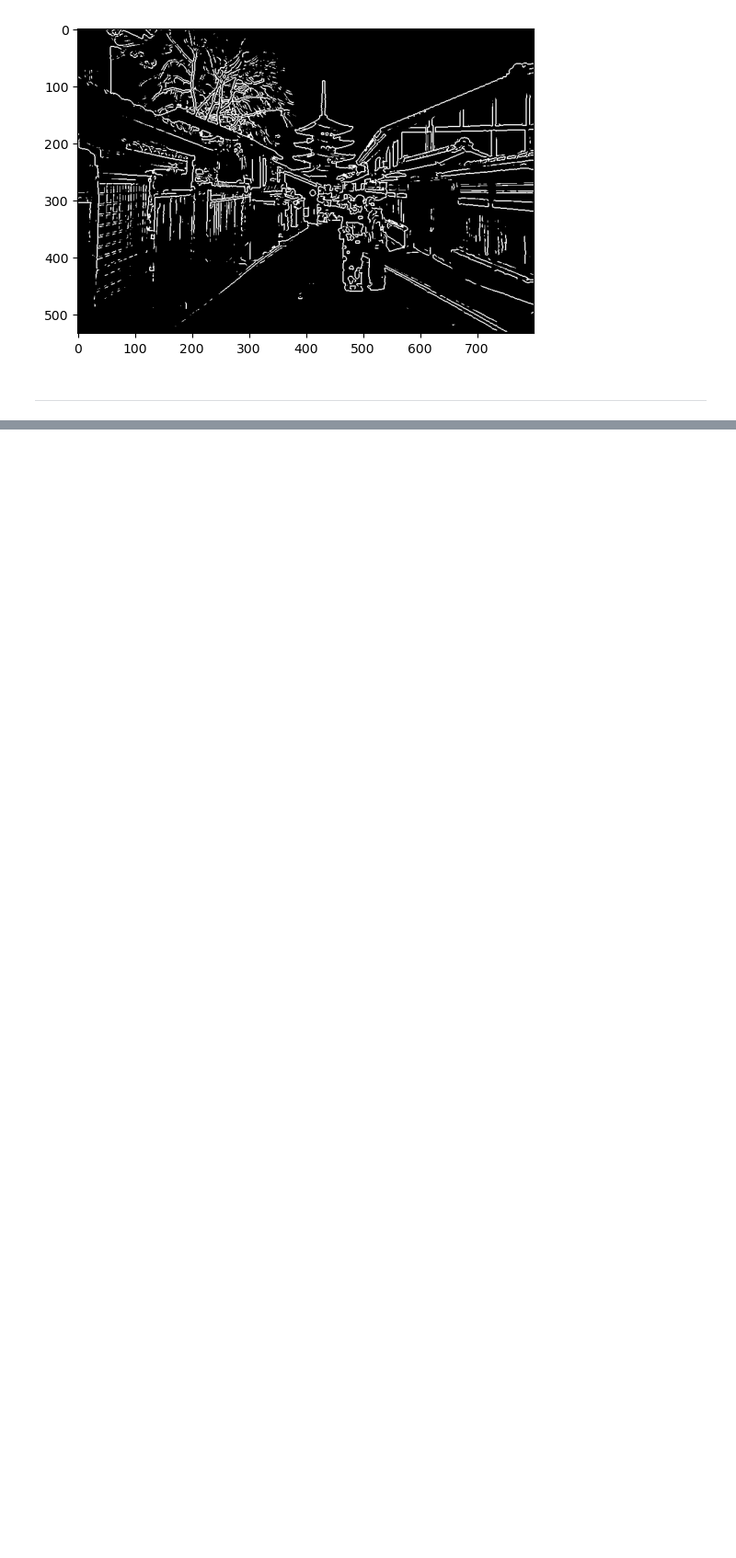
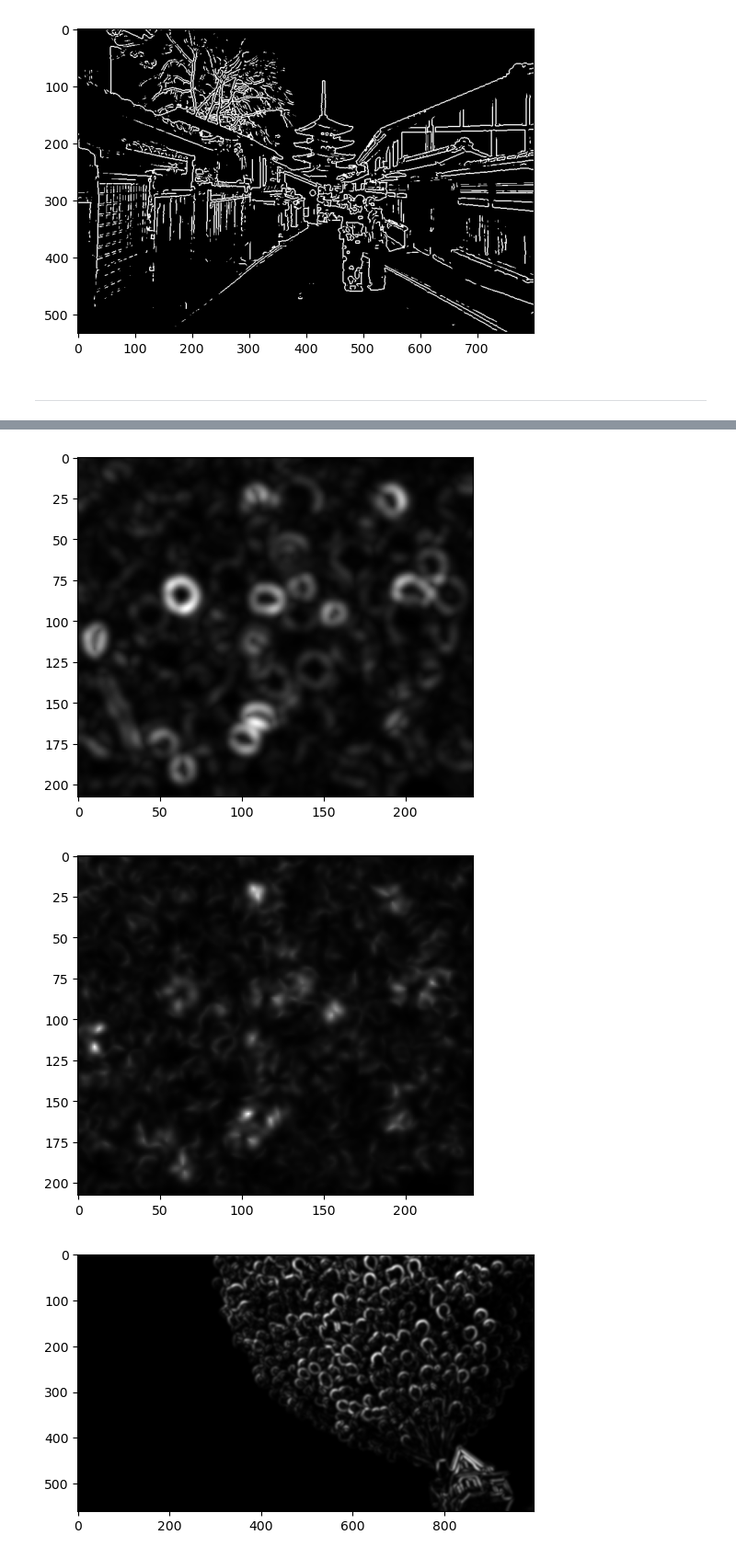
Before and after one commit to TilemahosAravanis/CV_LAB_Project_1, a Jupyter notebook: Code.ipynb, the cells around one changed output, grey strips where cells are left out. Shown at 92% size. Saved outputs shown, nothing was run; the diff lists cells and outputs as text; code cells hidden in the pictures; blank space fills up the shorter version.

```diff
--- a/Code.ipynb
+++ b/Code.ipynb
@@ -209,0 +216,69 @@ Range: 0.000000 - 1.000000
+# %%
+I_cells = cv2.imread('cells.jpg', cv2.IMREAD_GRAYSCALE)
+I_up = cv2.imread('up.png', cv2.IMREAD_GRAYSCALE)
+I_kyoto = cv2.imread('kyoto_edges.jpg', cv2.IMREAD_GRAYSCALE)
+
+#normalizations
+
+I_cells = I_cells.astype(float)/255
+I_up = I_up.astype(float)/255
+I_kyoto = I_kyoto.astype(float)/255
+
+sigma = 2
+ro = 2.5
+
+Gaussian_sigma, LoG_sigma = Gaussian_Filters(sigma)
+Gaussian_ro, LoG_ro = Gaussian_Filters(ro)
+
+def J_generate(Im):
+    Im_sigma = cv2.filter2D(Im,-1,Gaussian_sigma)
+    diff = np.gradient(Im_sigma)
+    J1 = cv2.filter2D(diff[0]*diff[0],-1,Gaussian_ro)
+    J2 = cv2.filter2D(diff[0]*diff[1],-1,Gaussian_ro)
+    J3 = cv2.filter2D(diff[1]*diff[1],-1,Gaussian_ro)
+
+    return J1, J2, J3
+
+def eigenv(J1,J2,J3):
+    lamda_plus = 0.5*(J1 + J3 + np.sqrt((J1-J3)**2 + 4*J2**2))
+    lamda_minus = 0.5*(J1 + J3 - np.sqrt((J1-J3)**2 + 4*J2**2))
+
+    return lamda_plus, lamda_minus
+
+#printing & saving eigenvalues
+
+lamdas = np.zeros(3, dtype=object)  #here we will store the eigenvalues of each photo
+
+J1, J2, J3 = J_generate(I_cells)
+lamda_plus, lamda_minus = eigenv(J1, J2, J3)
+mytuple = (lamda_plus, lamda_minus)
+lamdas[0] = mytuple
+
+plt.imshow(lamda_plus, cmap='gray')
+plt.show()
+plt.imshow(lamda_minus, cmap='gray')
+plt.show()
+
+J1, J2, J3 = J_generate(I_up)
+lamda_plus, lamda_minus = eigenv(J1, J2, J3)
+mytuple = (lamda_plus, lamda_minus)
+lamdas[1] = mytuple
+
+plt.imshow(lamda_plus, cmap='gray')
+plt.show()
+plt.imshow(lamda_minus, cmap='gray')
+plt.show()
+
+J1, J2, J3 = J_generate(I_kyoto)
+lamda_plus, lamda_minus = eigenv(J1, J2, J3)
+mytuple = (lamda_plus, lamda_minus)
+lamdas[2] = mytuple
+
+plt.imshow(lamda_plus, cmap='gray')
+plt.show()
+plt.imshow(lamda_minus, cmap='gray')
+plt.show()
+# %% [output]
+[figure, added]
+[figure, added]
+[figure, added]
```
Also changed, not shown: parts of 6 cells of this notebook.
